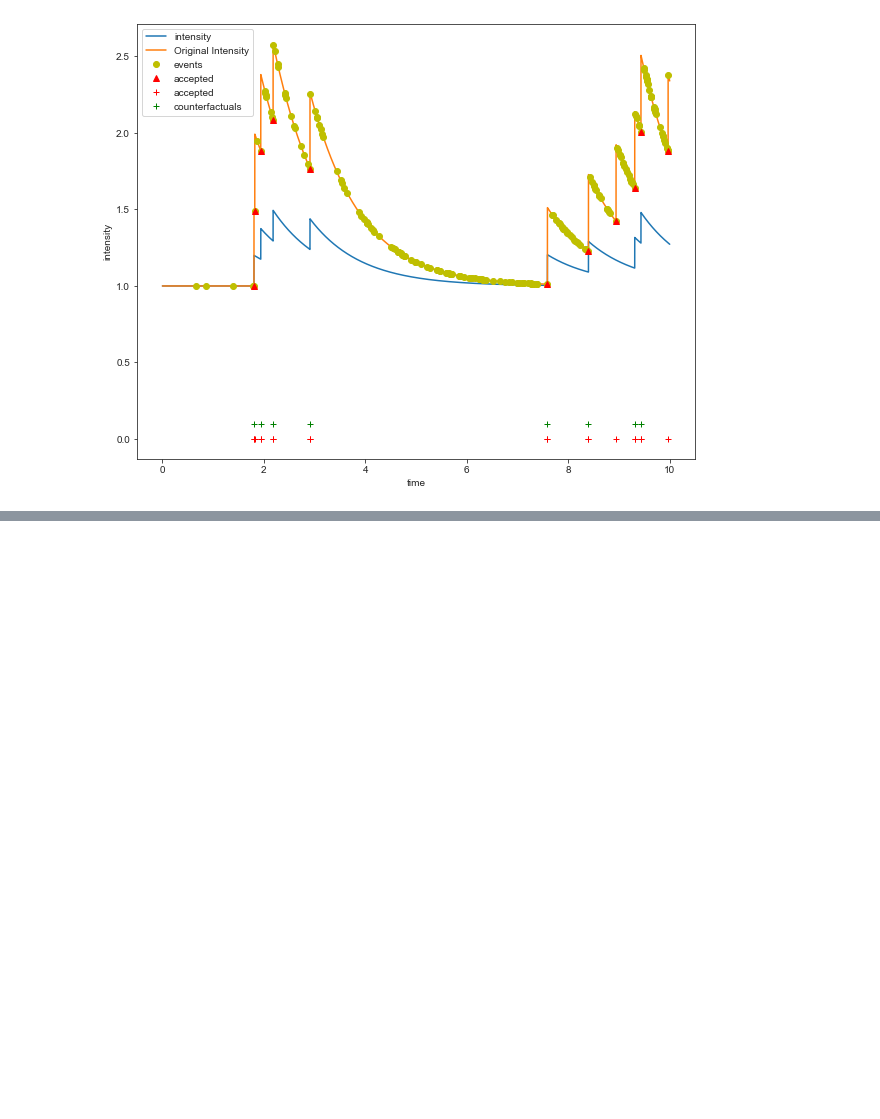
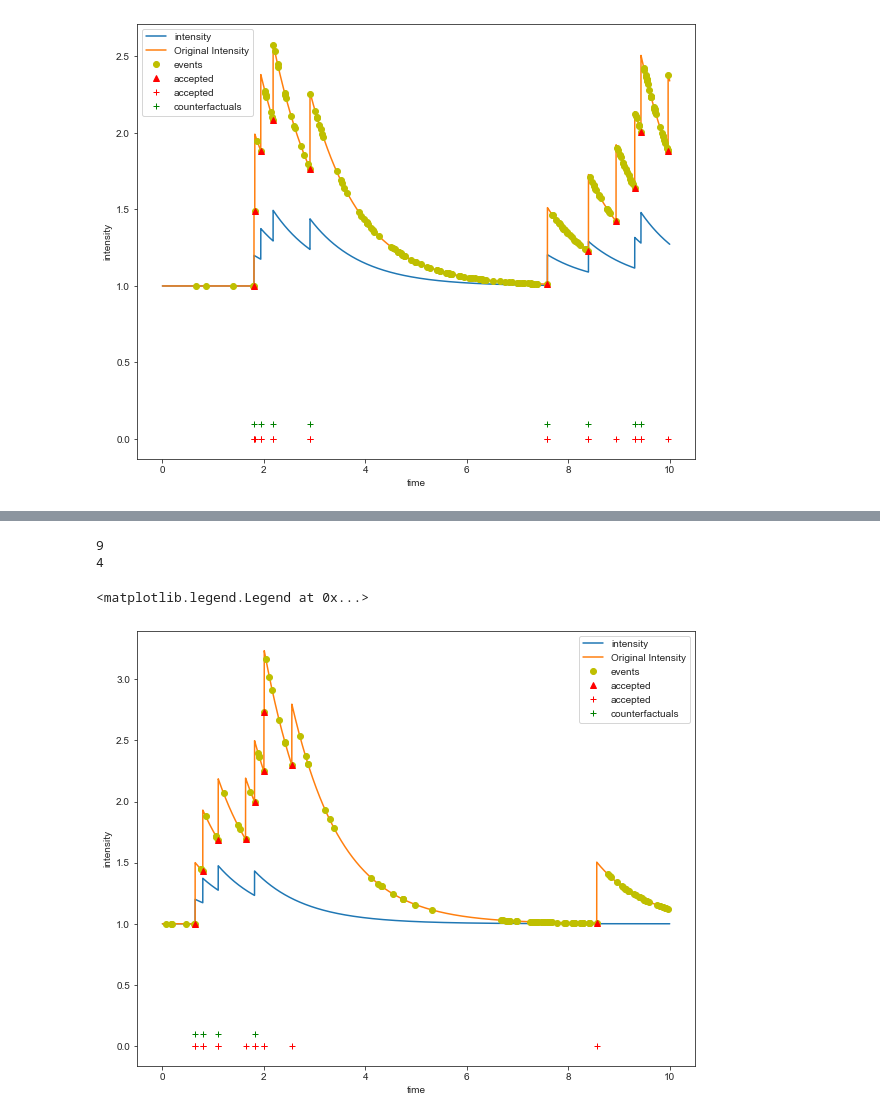
Before and after one commit to Networks-Learning/counterfactual-tpp, a Jupyter notebook: src/hawkes/hawkes.ipynb, the cells around one changed output, grey strips where cells are left out. Saved outputs shown, nothing was run; the diff lists cells and outputs as text; code cells hidden in the pictures; blank space fills up the shorter version.

```diff
--- a/src/hawkes/hawkes.ipynb
+++ b/src/hawkes/hawkes.ipynb
@@ -110,0 +191,19 @@ plt.legend()
+# %%
+new_mu0 = 1
+new_alpha = 0.2
+def constant1(x): return mu0
+def constant2(x): return new_mu0
+count = 0
+counterfactuals = {}
+for t_i, events in all_events.items():
+    sample = list(events.keys())
+    if count == 0:
+        lambdas = [constant1(s) for s in sample]
+        counterfactuals_events, counterfactual_indicators = sample_counterfactual(sample, lambdas, lambda_max, list(events.values()), constant2)
+    else:
+        def f(t): return alpha * np.exp(-w * (t - t_i))
+        def g(t): return new_alpha * np.exp(-w * (t - t_i))
+        lambdas = [f(s) for s in sample]
+        counterfactuals_events, counterfactual_indicators = sample_counterfactual(sample, lambdas, lambda_max, list(events.values()), g)
+    count+=1
+    counterfactuals.update({sample[s]: counterfactual_indicators[s] for s in range(len(sample))})
@@ -110,0 +216,30 @@ plt.legend()
+# %%
+new_events = {}
+iterative_sampling(new_events, rej_acc_events, new_mu0, new_alpha, w, lambda_max, maxNev, T)
+# These are the additional counterfactuals sampled from the new intensity.
+sampled_counterfactuals = list(new_events.keys())
+sampled_counterfactuals.sort()
+# %%
+# Combine all counterfactuals
+real_counterfactuals = [k for k, v in counterfactuals.items() if v == True]
+real_counterfactuals.extend(sampled_counterfactuals)
+real_counterfactuals.sort()
+print(len(tev))
+print(len(real_counterfactuals))
+# %% [output]
+9
+4
+# %%
+plt.figure(figsize=(10, 8))
+plotHawkes(np.array(real_counterfactuals), new_mu0, new_alpha, w, T, 10000.0, label= 'intensity')
+plt.plot(tvec, l_t, label = 'Original Intensity')
+plt.plot(all_samples, all_lambdas, 'oy', label = 'events')
+plt.plot(tev,lambdas_original, 'r^', label = 'accepted')
+plt.plot(tev,np.zeros(len(tev)), 'r+', label = 'accepted')
+plt.plot(real_counterfactuals, [0.1] * len(real_counterfactuals), 'g+', label = 'counterfactuals')
+plt.xlabel('time')
+plt.ylabel('intensity')
+plt.legend()
+# %% [output]
+<matplotlib.legend.Legend at 0x...>
+[figure, added]
```
Also changed, not shown: parts of 10 cells of this notebook.
